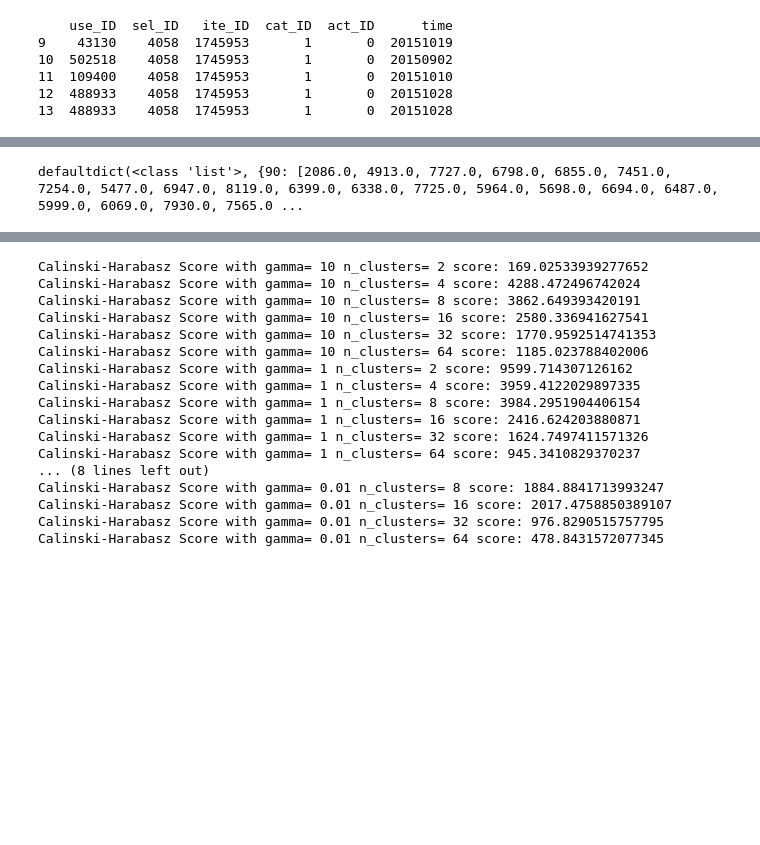
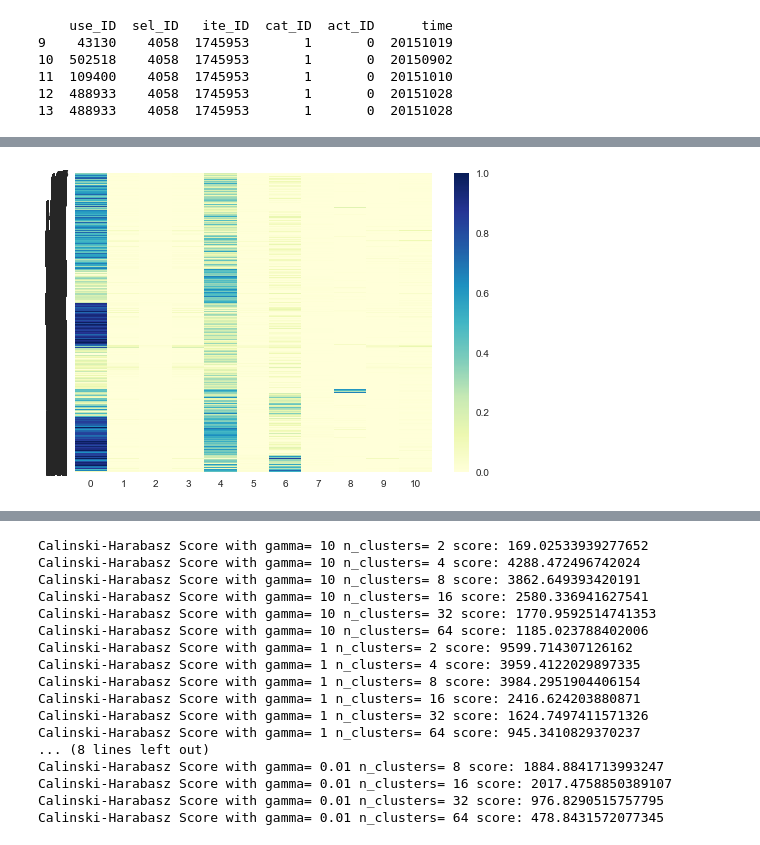
Before and after one commit to wsh540677278/Taobao, a Jupyter notebook: Seller_cluster.ipynb, the cells around one changed output, grey strips where cells are left out. Saved outputs shown, nothing was run; the diff lists cells and outputs as text; code cells hidden in the pictures; blank space fills up the shorter version.

```diff
--- a/Seller_cluster.ipynb
+++ b/Seller_cluster.ipynb
@@ -183,22 +450,17 @@ print(X_minMax[:5, :])
 # %%
-# rbf kernel
-K = int(len(seller_maps)**0.5)
-clustering = SpectralClustering(n_clusters=K,
+# draw heat map for clustering result
+clustering = SpectralClustering(n_clusters=10,
                                 # kmeans epochs
                                 n_init=10,
                                 gamma=1.0,
                                 affinity='rbf',
 #                                 n_neighbors=10,
                                 assign_labels ='kmeans',
 #                                 degree=3,
 #                                 coef0=1,
                                 n_jobs=5).fit(X_minMax)
-seller_clusters = clustering.labels_
-seller_affinity_matrix = clustering.affinity_matrix_
+fit_X_minMax = X_minMax[np.argsort(clustering.labels_)]
+sns.heatmap(fit_X_minMax, fmt="d", cmap='YlGnBu')
+plt.show()
+# %% [output]
+[figure, added]
-# %%
-rbf_cluster_maps = defaultdict(list)
-for i in range(len(out_df)):
-    rbf_cluster_maps[seller_clusters[i]].append(out_df.iloc[i].seller_id)
-print(rbf_cluster_maps)
-# %% [output]
-defaultdict(<class 'list'>, {90: [2086.0, 4913.0, 7727.0, 6798.0, 6855.0, 7451.0, 7254.0, 5477.0, 6947.0, 8119.0, 6399.0, 6338.0, 7725.0, 5964.0, 5698.0, 6694.0, 6487.0, 5999.0, 6069.0, 7930.0, 7565.0 ...
```
Also changed, not shown: parts of 36 cells of this notebook, 1 other file.
